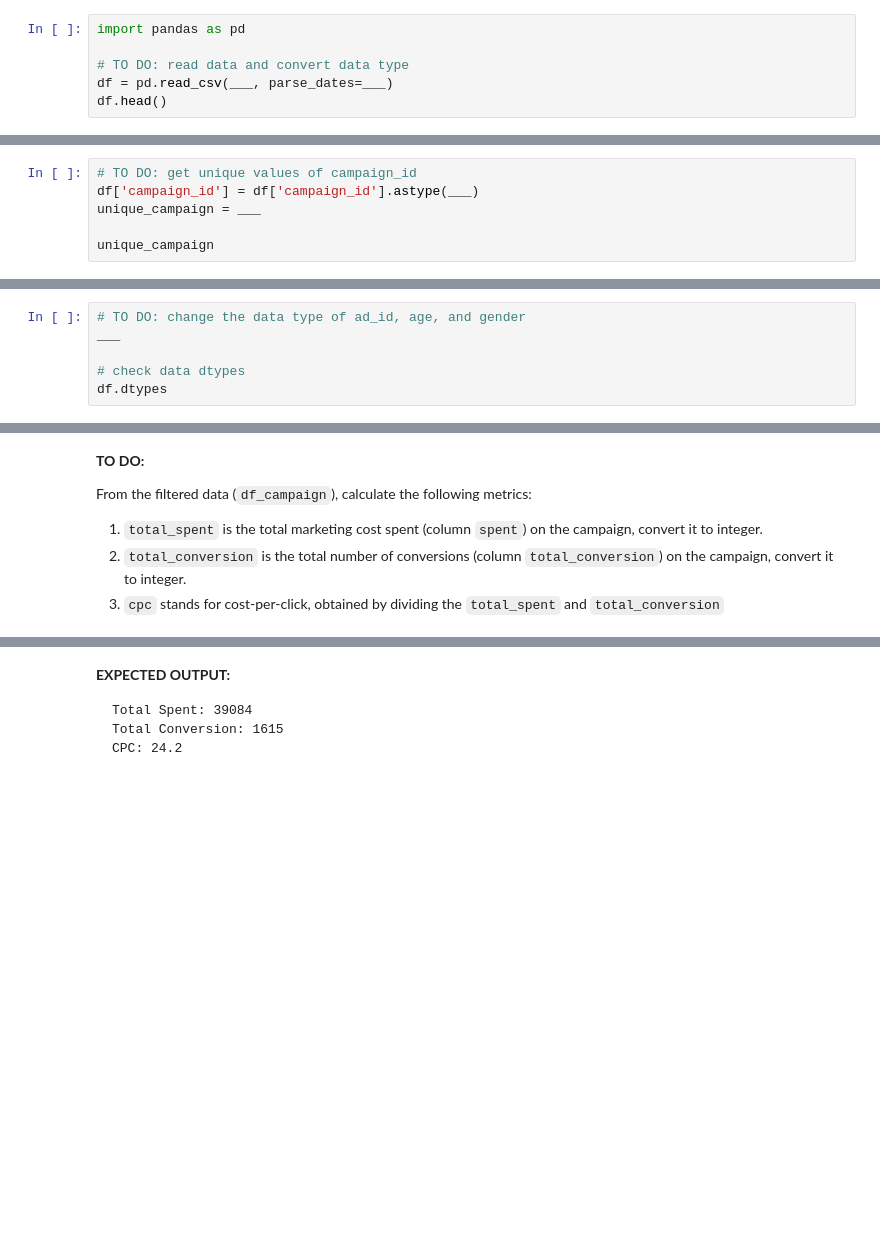
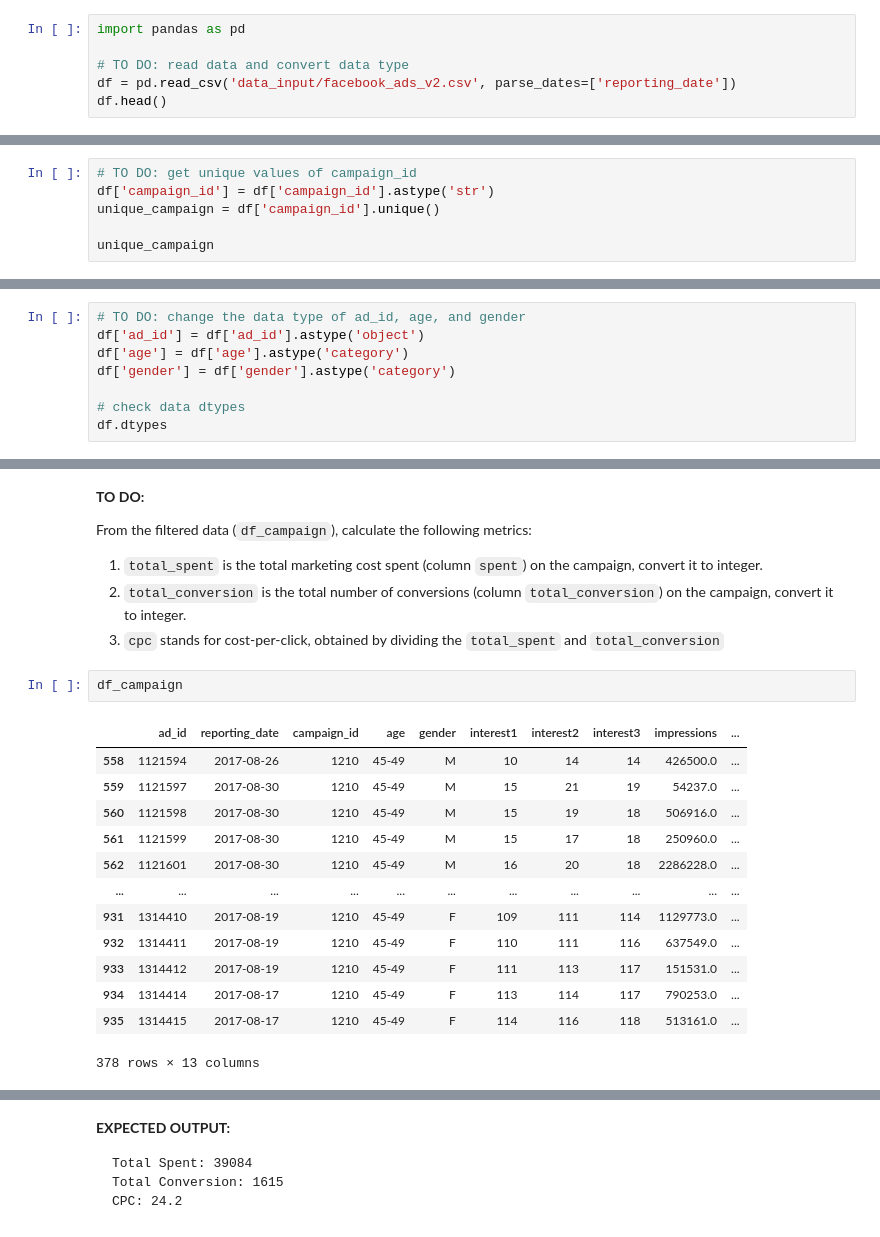
Before and after one commit to Gustana/telebot, a Jupyter notebook: Notebook Guide.ipynb, the cells around one changed output, grey strips where cells are left out. Drawn from its saved outputs; the diff is of its cells as text; blank space fills up the shorter version.

```diff
--- a/Notebook Guide.ipynb
+++ b/Notebook Guide.ipynb
@@ -345,5 +365,5 @@ Let's start by reading our CSV data in. It's located in folder `data_input` and
 import pandas as pd
 
 # TO DO: read data and convert data type
-df = pd.read_csv(___, parse_dates=___)
+df = pd.read_csv('data_input/facebook_ads_v2.csv', parse_dates=['reporting_date'])
 df.head()
@@ -367,7 +394,7 @@ The data is downloaded from a  [Kaggle dataset repository](https://www.kaggle.co
 Since we expect both **/summary** & **/plot** to ask for `campaign_id` as reply options, in the cell below change the type of `campaign_id` to **string (str)** and store its unique values into `unique_campaign` variable:
 # %%
 # TO DO: get unique values of campaign_id
-df['campaign_id'] = df['campaign_id'].astype(___)
-unique_campaign = ___
+df['campaign_id'] = df['campaign_id'].astype('str')
+unique_campaign = df['campaign_id'].unique()
 
 unique_campaign
@@ -388,7 +417,9 @@ Be careful! Notice the following two points:
 **TO DO:** Change the data type of `ad_id`, `age`, and `gender` accordingly.
 # %%
 # TO DO: change the data type of ad_id, age, and gender
-___
+df['ad_id'] = df['ad_id'].astype('object')
+df['age'] = df['age'].astype('category')
+df['gender'] = df['gender'].astype('category')
 
 # check data dtypes
 df.dtypes
@@ -460,5 +509,21 @@ From the filtered data (`df_campaign`), calculate the following metrics:
 1. `total_spent` is the total marketing cost spent (column `spent`) on the campaign, convert it to integer.
 2. `total_conversion` is the total number of conversions (column `total_conversion`) on the campaign, convert it to integer.
 3. `cpc` stands for cost-per-click, obtained by dividing the `total_spent` and `total_conversion`
+# %%
+df_campaign
+# %% [output]
+|  | ad_id | reporting_date | campaign_id | age | gender | interest1 | interest2 | interest3 | impressions | ... |
+| 558 | 1121594 | 2017-08-26 | 1210 | 45-49 | M | 10 | 14 | 14 | 426500.0 | ... |
+| 559 | 1121597 | 2017-08-30 | 1210 | 45-49 | M | 15 | 21 | 19 | 54237.0 | ... |
+| 560 | 1121598 | 2017-08-30 | 1210 | 45-49 | M | 15 | 19 | 18 | 506916.0 | ... |
+| 561 | 1121599 | 2017-08-30 | 1210 | 45-49 | M | 15 | 17 | 18 | 250960.0 | ... |
+| 562 | 1121601 | 2017-08-30 | 1210 | 45-49 | M | 16 | 20 | 18 | 2286228.0 | ... |
+| ... | ... | ... | ... | ... | ... | ... | ... | ... | ... | ... |
+| 931 | 1314410 | 2017-08-19 | 1210 | 45-49 | F | 109 | 111 | 114 | 1129773.0 | ... |
+| 932 | 1314411 | 2017-08-19 | 1210 | 45-49 | F | 110 | 111 | 116 | 637549.0 | ... |
+| 933 | 1314412 | 2017-08-19 | 1210 | 45-49 | F | 111 | 113 | 117 | 151531.0 | ... |
+| 934 | 1314414 | 2017-08-17 | 1210 | 45-49 | F | 113 | 114 | 117 | 790253.0 | ... |
+| 935 | 1314415 | 2017-08-17 | 1210 | 45-49 | F | 114 | 116 | 118 | 513161.0 | ... |
+378 rows × 13 columns
 # %%
 # TO DO: perform calculation
```
Also changed, not shown: parts of 22 cells of this notebook, 1 other file.
